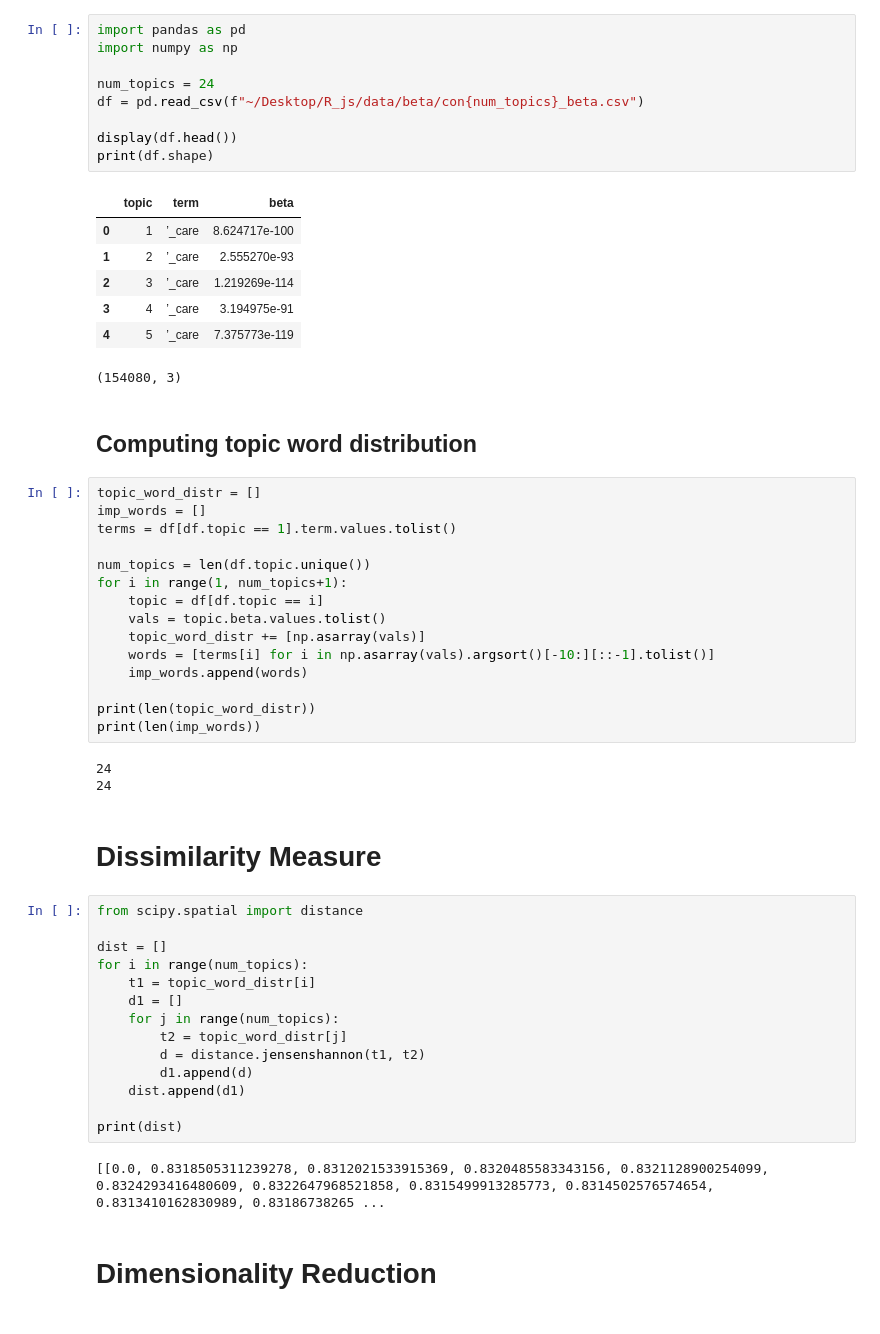
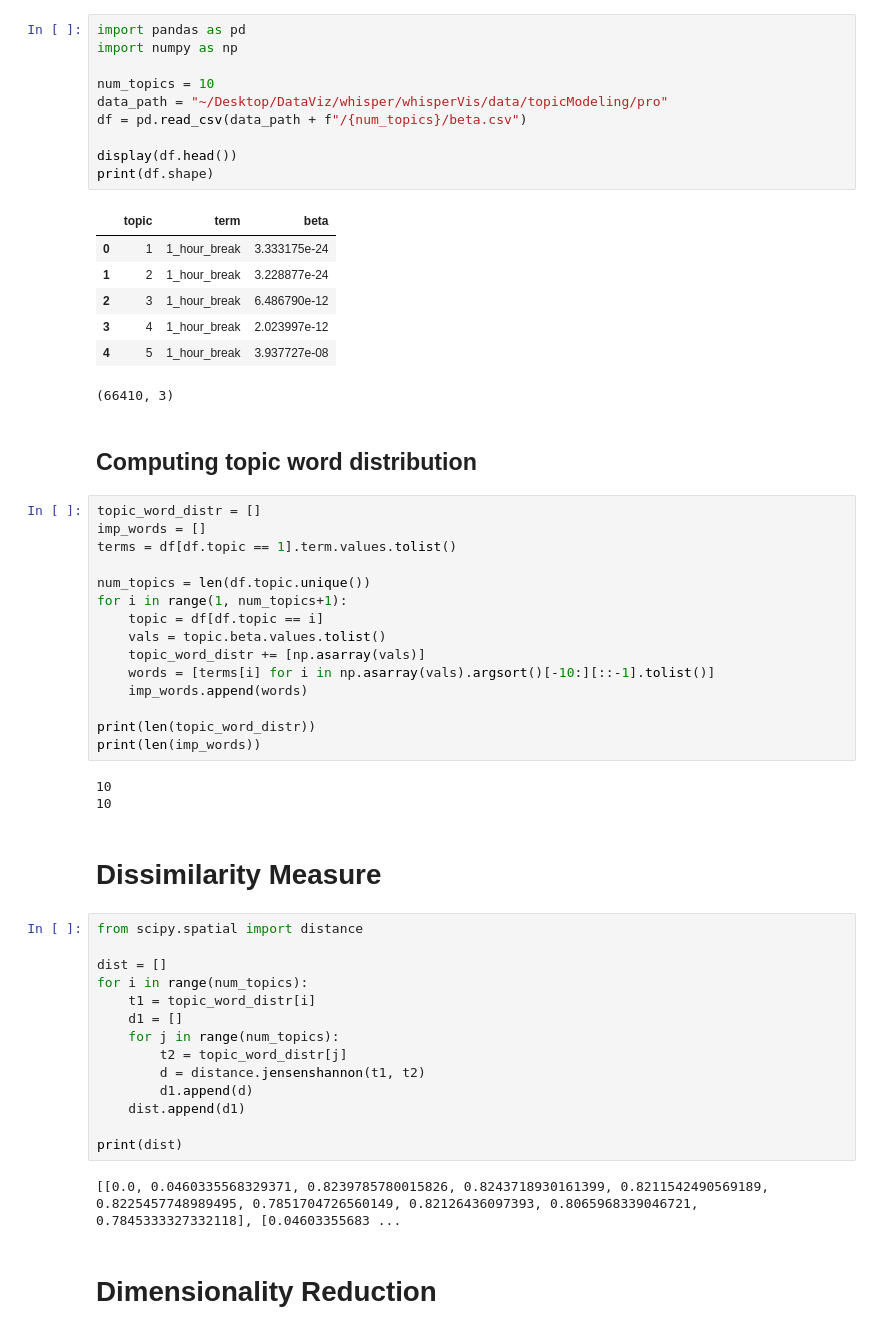
Before and after one commit to bishalsainju/Job-Satisfaction, a Jupyter notebook: analysis/clustering/alpha-beta/topic clustering.ipynb, the cells around one changed output. Cells and saved outputs as stored; diff of their text form.

```diff
--- a/analysis/clustering/alpha-beta/topic clustering.ipynb
+++ b/analysis/clustering/alpha-beta/topic clustering.ipynb
@@ -1,20 +1,21 @@
 # %%
 import pandas as pd
 import numpy as np
 
-num_topics = 24
-df = pd.read_csv(f"~/Desktop/R_js/data/beta/con{num_topics}_beta.csv")
+num_topics = 10
+data_path = "~/Desktop/DataViz/whisper/whisperVis/data/topicModeling/pro"
+df = pd.read_csv(data_path + f"/{num_topics}/beta.csv")
 
 display(df.head())
 print(df.shape)
 # %% [output]
 |  | topic | term | beta |
-| 0 | 1 | ’_care | 8.624717e-100 |
-| 1 | 2 | ’_care | 2.555270e-93 |
-| 2 | 3 | ’_care | 1.219269e-114 |
-| 3 | 4 | ’_care | 3.194975e-91 |
-| 4 | 5 | ’_care | 7.375773e-119 |
+| 0 | 1 | 1_hour_break | 3.333175e-24 |
+| 1 | 2 | 1_hour_break | 3.228877e-24 |
+| 2 | 3 | 1_hour_break | 6.486790e-12 |
+| 3 | 4 | 1_hour_break | 2.023997e-12 |
+| 4 | 5 | 1_hour_break | 3.937727e-08 |
-(154080, 3)
+(66410, 3)
 # %% [markdown]
 ## Computing topic word distribution
 # %%
@@ -33,8 +34,8 @@ for i in range(1, num_topics+1):
 print(len(topic_word_distr))
 print(len(imp_words))
 # %% [output]
-24
-24
+10
+10
 # %% [markdown]
 # Dissimilarity Measure
 # %%
@@ -52,7 +53,7 @@ for i in range(num_topics):
 
 print(dist)
 # %% [output]
-[[0.0, 0.8318505311239278, 0.8312021533915369, 0.8320485583343156, 0.8321128900254099, 0.8324293416480609, 0.8322647968521858, 0.8315499913285773, 0.8314502576574654, 0.8313410162830989, 0.83186738265 ...
+[[0.0, 0.0460335568329371, 0.8239785780015826, 0.8243718930161399, 0.8211542490569189, 0.8225457748989495, 0.7851704726560149, 0.82126436097393, 0.8065968339046721, 0.7845333327332118], [0.04603355683 ...
 # %% [markdown]
 # Dimensionality Reduction
 # %% [markdown]
```
Also changed, not shown: parts of 56 cells of this notebook, 9 other files.
